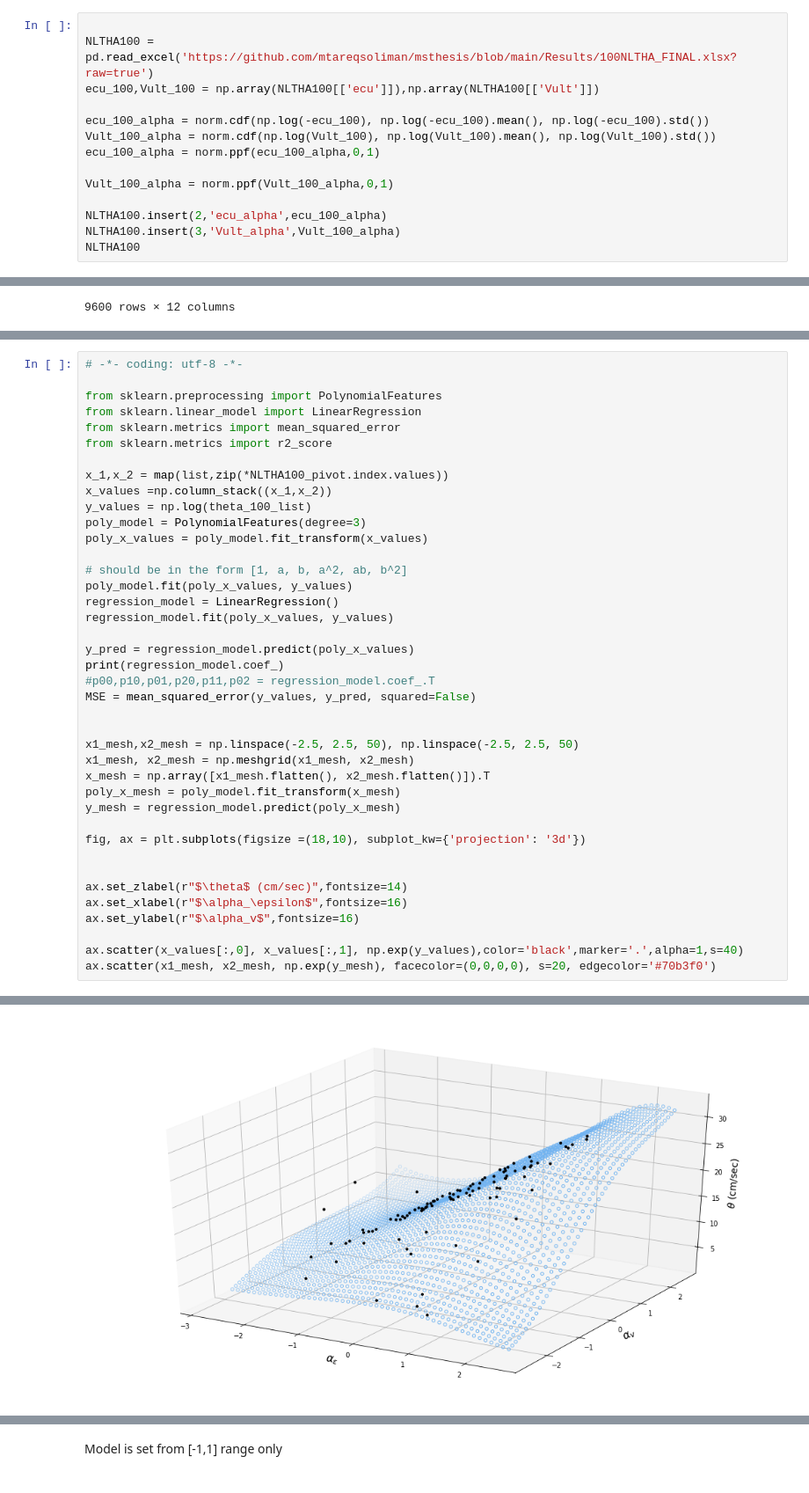
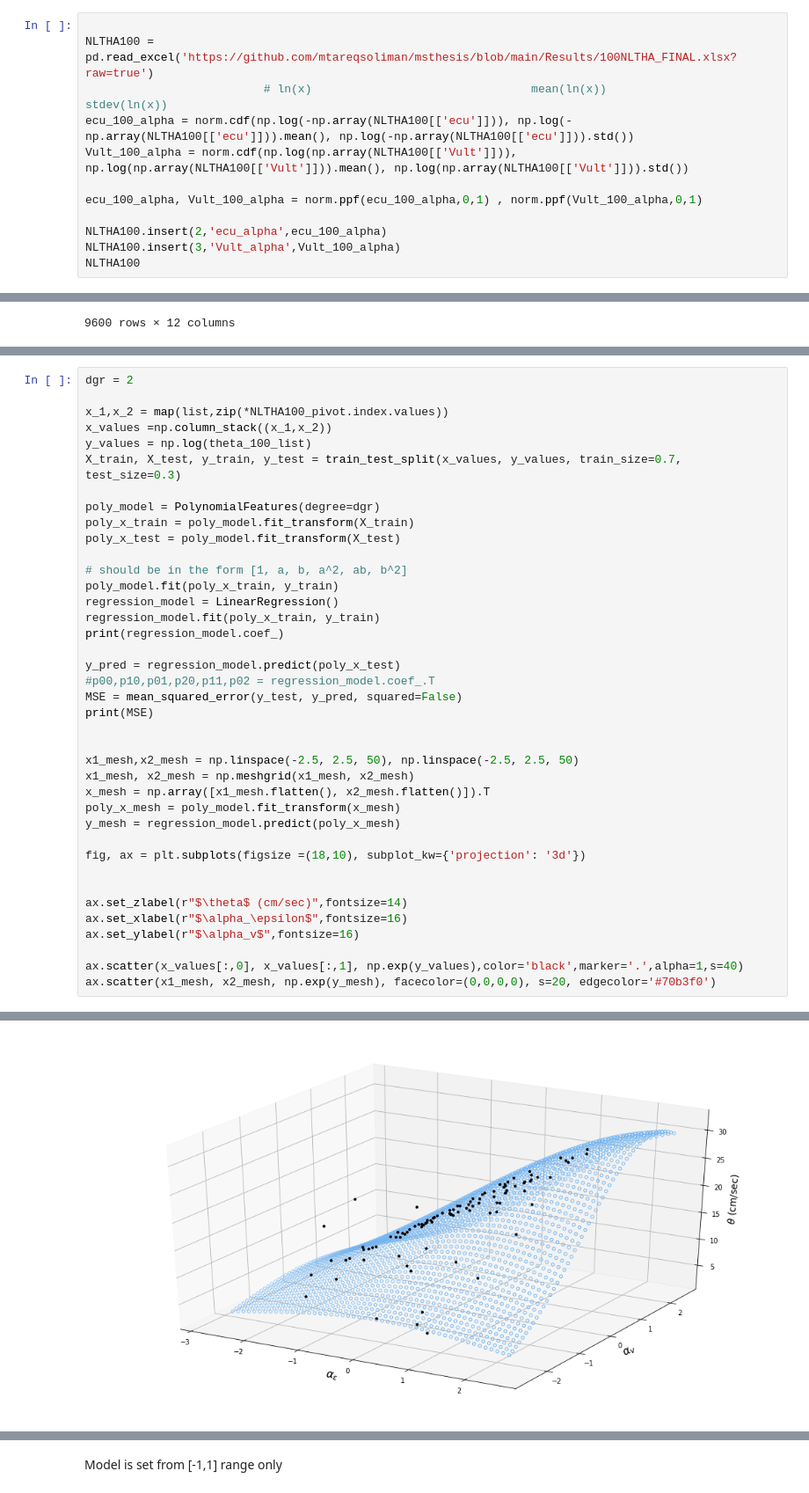
Before and after one commit to mtareqsoliman/msthesis, a Jupyter notebook: 100ML_10282022.ipynb, the cells around one changed output, grey strips where cells are left out. Shown at 88% size. Saved outputs shown, nothing was run; the diff lists cells and outputs as text.

```diff
--- a/100ML_10282022.ipynb
+++ b/100ML_10282022.ipynb
@@ -34,13 +46,11 @@ mean = ln(
 # %%
 
 NLTHA100 = pd.read_excel('https://github.com/mtareqsoliman/msthesis/blob/main/Results/100NLTHA_FINAL.xlsx?raw=true')
-ecu_100,Vult_100 = np.array(NLTHA100[['ecu']]),np.array(NLTHA100[['Vult']])
+                          # ln(x)                                mean(ln(x))                                  stdev(ln(x))
+ecu_100_alpha = norm.cdf(np.log(-np.array(NLTHA100[['ecu']])), np.log(-np.array(NLTHA100[['ecu']])).mean(), np.log(-np.array(NLTHA100[['ecu']])).std())
+Vult_100_alpha = norm.cdf(np.log(np.array(NLTHA100[['Vult']])), np.log(np.array(NLTHA100[['Vult']])).mean(), np.log(np.array(NLTHA100[['Vult']])).std())
 
-ecu_100_alpha = norm.cdf(np.log(-ecu_100), np.log(-ecu_100).mean(), np.log(-ecu_100).std())
-Vult_100_alpha = norm.cdf(np.log(Vult_100), np.log(Vult_100).mean(), np.log(Vult_100).std())
-ecu_100_alpha = norm.ppf(ecu_100_alpha,0,1)
-
-Vult_100_alpha = norm.ppf(Vult_100_alpha,0,1)
+ecu_100_alpha, Vult_100_alpha = norm.ppf(ecu_100_alpha,0,1) , norm.ppf(Vult_100_alpha,0,1)
 
 NLTHA100.insert(2,'ecu_alpha',ecu_100_alpha)
 NLTHA100.insert(3,'Vult_alpha',Vult_100_alpha)
@@ -163,26 +141,25 @@ This is the 3D plot of fragility outputs for 9 CCM combination of ecu and Vult m
 # %%
-# -*- coding: utf-8 -*-
-
-from sklearn.preprocessing import PolynomialFeatures
-from sklearn.linear_model import LinearRegression
-from sklearn.metrics import mean_squared_error
-from sklearn.metrics import r2_score
+dgr = 2
 
 x_1,x_2 = map(list,zip(*NLTHA100_pivot.index.values))
 x_values =np.column_stack((x_1,x_2))
 y_values = np.log(theta_100_list)
-poly_model = PolynomialFeatures(degree=3)
-poly_x_values = poly_model.fit_transform(x_values)
+X_train, X_test, y_train, y_test = train_test_split(x_values, y_values, train_size=0.7, test_size=0.3)
+
+poly_model = PolynomialFeatures(degree=dgr)
+poly_x_train = poly_model.fit_transform(X_train)
+poly_x_test = poly_model.fit_transform(X_test)
 
 # should be in the form [1, a, b, a^2, ab, b^2]
-poly_model.fit(poly_x_values, y_values)
+poly_model.fit(poly_x_train, y_train)
 regression_model = LinearRegression()
-regression_model.fit(poly_x_values, y_values)
+regression_model.fit(poly_x_train, y_train)
+print(regression_model.coef_)
 
-y_pred = regression_model.predict(poly_x_values)
-print(regression_model.coef_)
+y_pred = regression_model.predict(poly_x_test)
 #p00,p10,p01,p20,p11,p02 = regression_model.coef_.T
-MSE = mean_squared_error(y_values, y_pred, squared=False)
+MSE = mean_squared_error(y_test, y_pred, squared=False)
+print(MSE)
 
 
 x1_mesh,x2_mesh = np.linspace(-2.5, 2.5, 50), np.linspace(-2.5, 2.5, 50)
@@ -206,3 +183,3 @@ ax.scatter(x1_mesh, x2_mesh, np.exp(y_mesh), facecolor=(0,0,0,0), s=20, edgecolo
 <mpl_toolkits.mplot3d.art3d.Path3DCollection at 0x...>
-[figure, old version]
+[figure, new version]
 # %%
```
Also changed, not shown: parts of 12 cells of this notebook.
